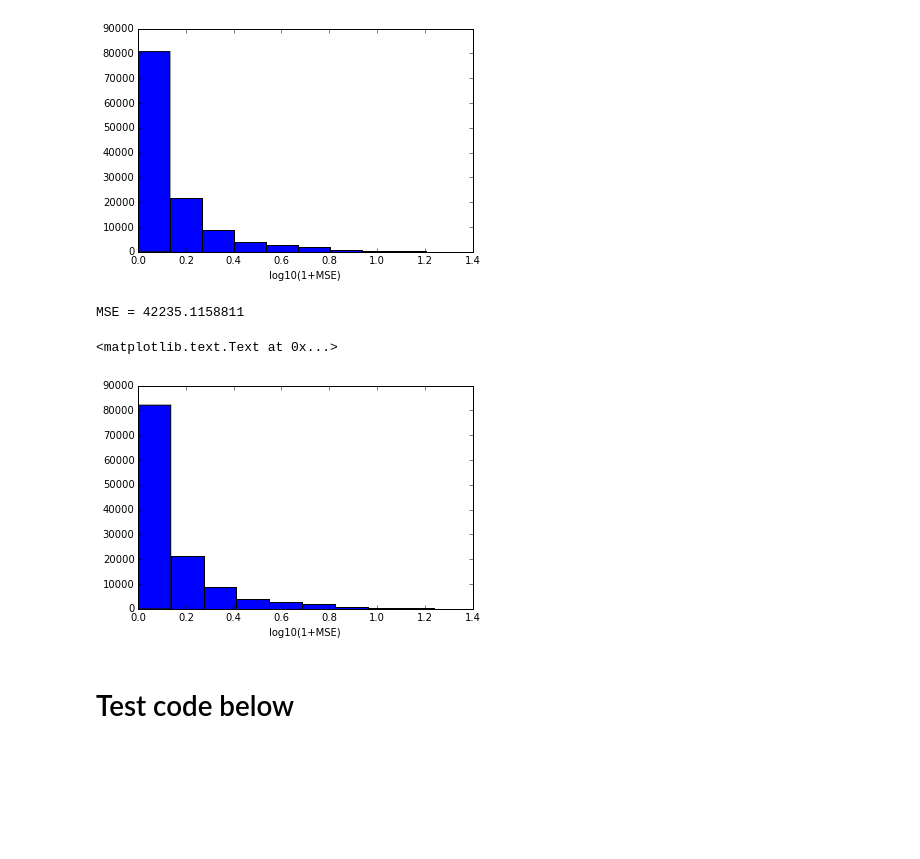
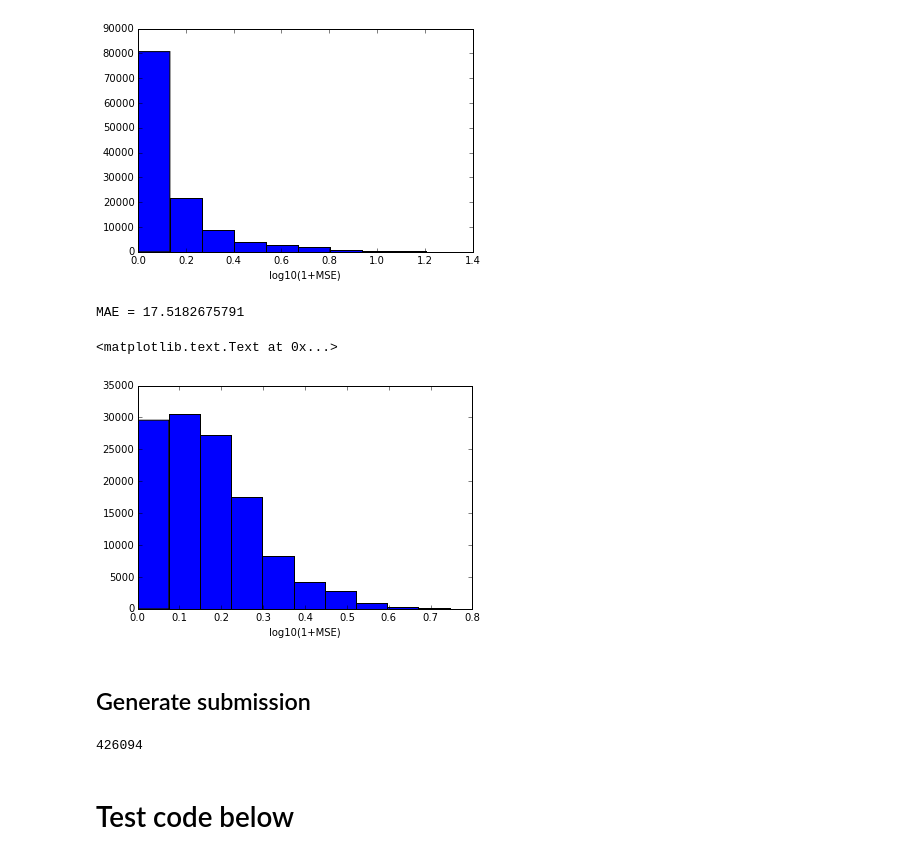
Before and after one commit to zaxliu/howmuchrainii, a Jupyter notebook: ml_test.ipynb, the cells around one changed output. Saved outputs shown, nothing was run; the diff lists cells and outputs as text; code cells hidden in the pictures; blank space fills up the shorter version.

```diff
--- a/ml_test.ipynb
+++ b/ml_test.ipynb
@@ -157,10 +158,12 @@ MSE = 47466.7682711
 [figure]
 # %%
 # Results with log10(y) + Standardization
-print 'MSE = {}'.format(((10**y_val_predict-10**y_val)**2).mean())
-plt.hist(np.log10(1+(y_val_predict-y_val)**2))
+print 'MAE = {}'.format(abs(10**y_val_predict-10**y_val).mean())
+plt.hist(np.log10(1+abs(y_val_predict-y_val)))
 plt.xlabel('log10(1+MSE)')
 # %% [output]
-MSE = 42235.1158811
+MAE = 17.5182675791
 <matplotlib.text.Text at 0x...>
-[figure, old version]
+[figure, new version]
+# %% [markdown]
+## Generate submission
@@ -166,0 +178,6 @@ MSE = 42235.1158811
+# %%
+test_result_withRef = pd.DataFrame()
+test_result_withRef['Id'] = test_withRef_comb.index
+test_result_withRef['Expected'] = test_y_predict
+# %% [output]
+426094
```
Also changed, not shown: parts of 9 cells of this notebook.
